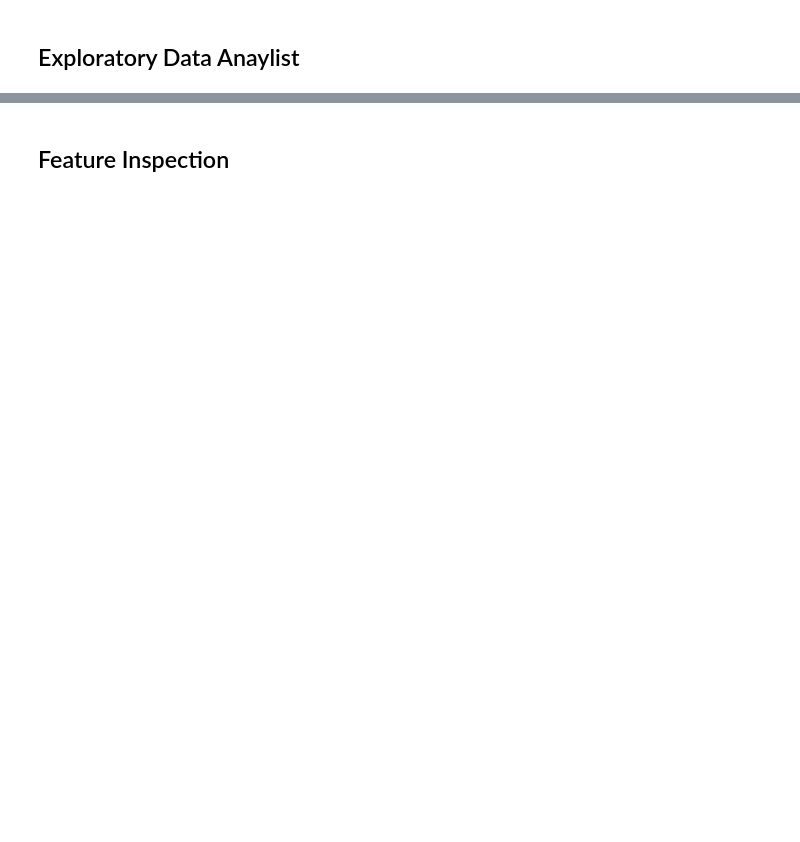
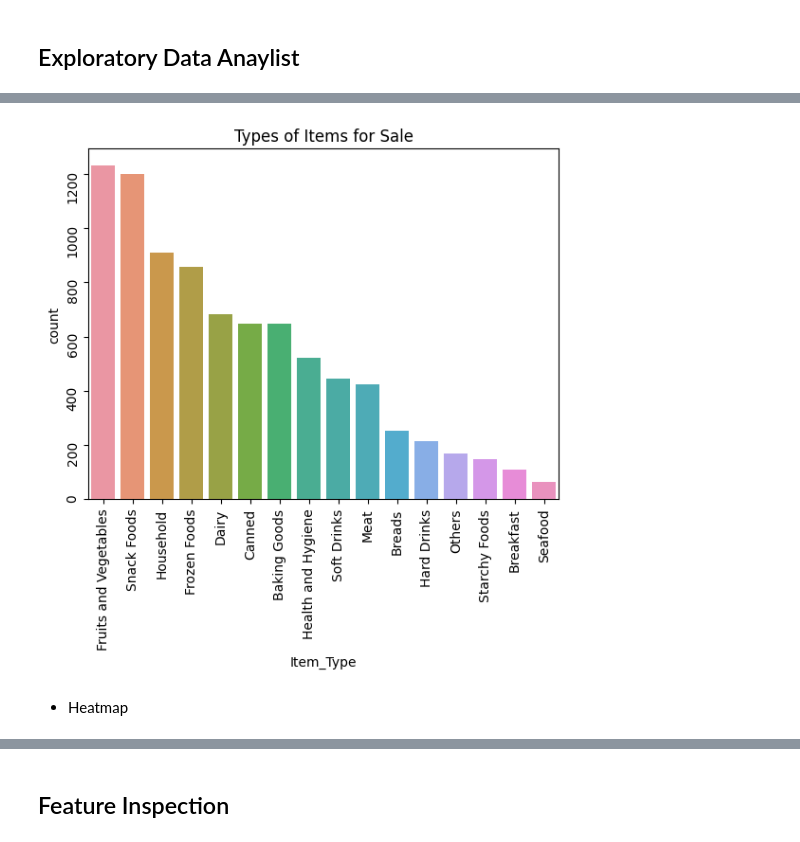
Before and after one commit to 808hanronald/808hanronald, a Jupyter notebook: Project_Prediction_of_Product_Sales.ipynb, the cells around one changed output, grey strips where cells are left out. Cells and saved outputs as stored; diff of their text form; code cells hidden in the pictures; blank space fills up the shorter version.

```diff
--- a/Project_Prediction_of_Product_Sales.ipynb
+++ b/Project_Prediction_of_Product_Sales.ipynb
@@ -171,0 +279,8 @@ df.to_csv(fpath_out, index=False)
+# %%
+ax2 = sns.countplot(data=df, x= 'Item_Type',order=val_counts.index)
+ax2.tick_params(rotation = 90)
+ax2.set_title('Types of Items for Sale');
+# %% [output]
+[figure, added]
+# %% [markdown]
+  - Heatmap
```
Also changed, not shown: parts of 32 cells of this notebook.
